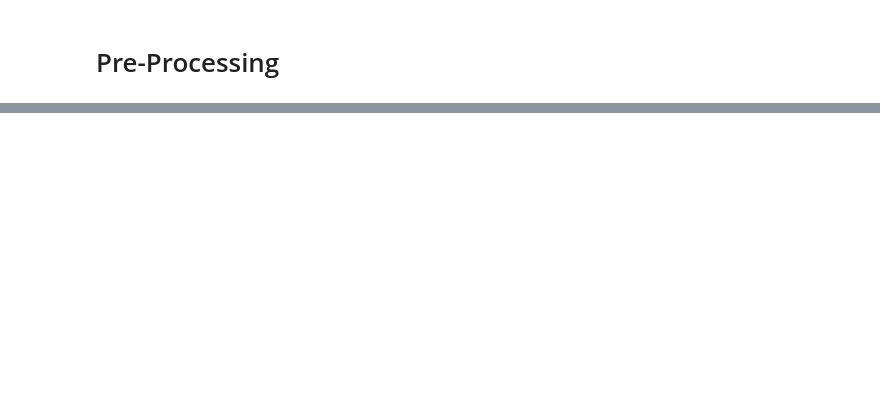
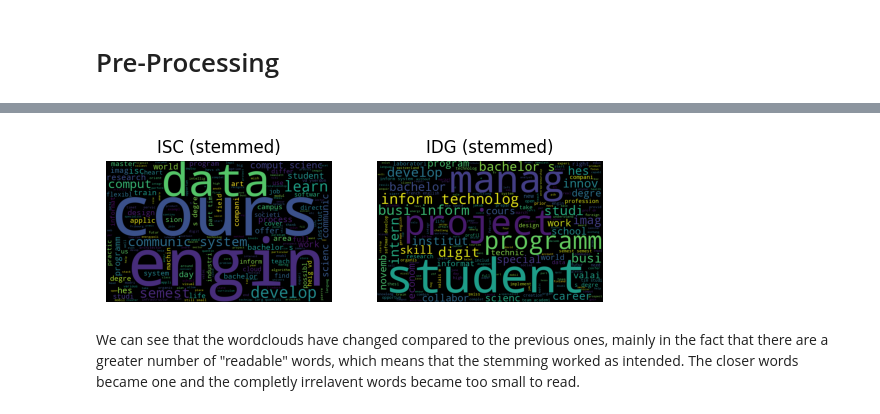
Before and after one commit to zedbros/Data_Processing, a Jupyter notebook: TextProcessing/project.ipynb, the cells around one changed output, grey strips where cells are left out. Cells and saved outputs as stored; diff of their text form; code cells hidden in the pictures; blank space fills up the shorter version.

```diff
--- a/TextProcessing/project.ipynb
+++ b/TextProcessing/project.ipynb
@@ -199,0 +239,32 @@ And we can observe that there is the word "de" in IDG's website. This is because
+# %%
+stemmer = SnowballStemmer(language='english')
+
+w1_to_stem = text1_2.split(" ")
+w2_to_stem = text2_2.split(" ")
+
+stemmed_w1 = [stemmer.stem(word) for word in w1_to_stem]
+stemmed_w2 = [stemmer.stem(word) for word in w2_to_stem]
+
+stemmed_text1 = ""
+stemmed_text2 = ""
+for word in stemmed_w1:
+    stemmed_text1 += word + " "
+for word in stemmed_w2:
+    stemmed_text2 += word + " "
+
+wordcloud1 = WordCloud(width=800, height=500).generate(stemmed_text1)
+wordcloud2 = WordCloud(width=800, height=500).generate(stemmed_text2)
+
+fig, axarr = plt.subplots(1,2)
+axarr[0].imshow(wordcloud1)
+axarr[0].axis("off")
+axarr[0].set_title("ISC (stemmed)")
+
+axarr[1].imshow(wordcloud2)
+axarr[1].axis("off")
+axarr[1].set_title("IDG (stemmed)")
+plt.show()
+# %% [output]
+[figure, added]
+# %% [markdown]
+We can see that the wordclouds have changed compared to the previous ones, mainly in the fact that there are a greater number of "readable" words, which means that the stemming worked as intended. The closer words became one and the completly irrelavent words became too small to read.
```
Also changed, not shown: parts of 16 cells of this notebook, 4 other files.
